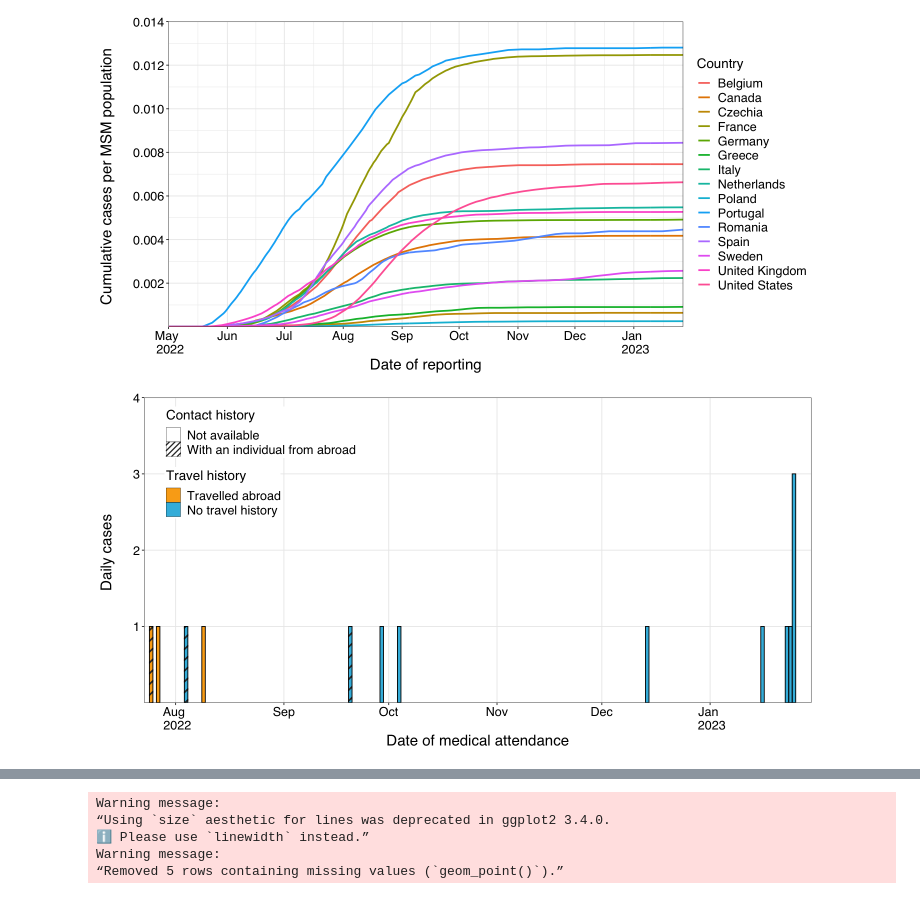
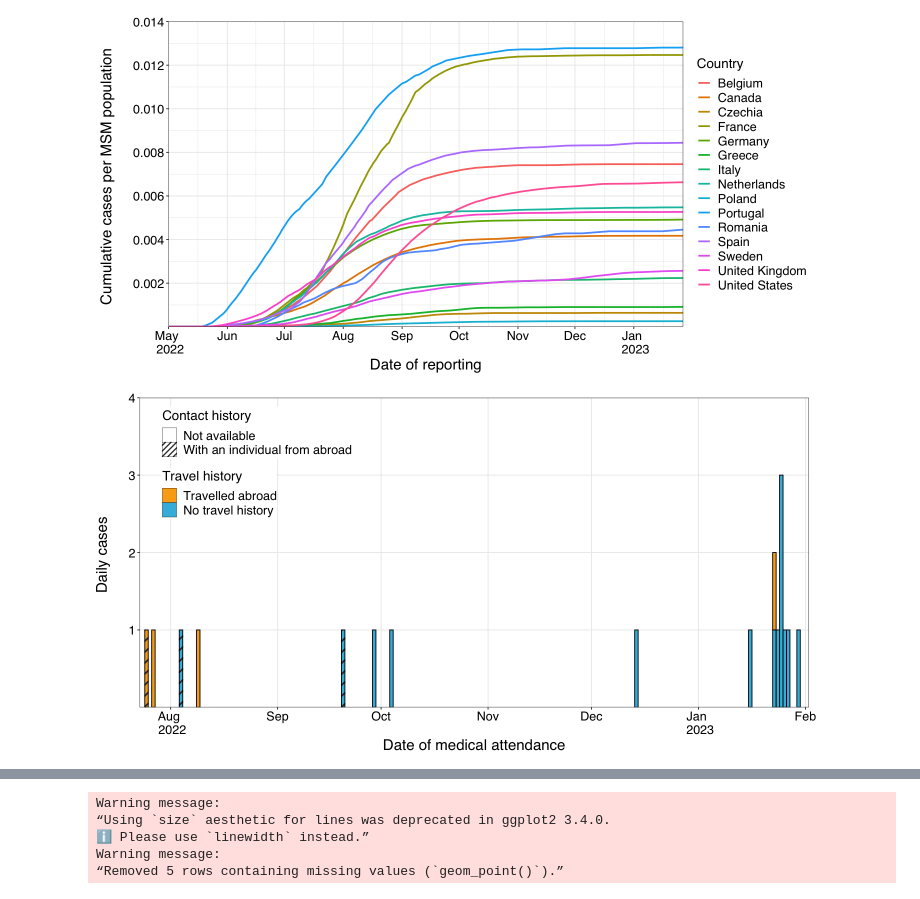
Before and after one commit to akira-endo/mpox_emergenceJapan, a Jupyter notebook: script/Code_for_visualization.ipynb, the cells around one changed output, grey strips where cells are left out. Saved outputs shown, nothing was run; the diff lists cells and outputs as text; code cells hidden in the pictures.

Commit message:
update visualization: 2 Feb 2023

```diff
--- a/script/Code_for_visualization.ipynb
+++ b/script/Code_for_visualization.ipynb
@@ -192,41 +173,44 @@ df_JPN$Reporting <- as.Date(df_JPN$Reporting); df_JPN$Visiting <- as.Date(df_JPN
 
 library(ggpattern)
 options(repr.plot.width=12,repr.plot.height=6)
-df_JPN %>%
+df_JPN %<>%
 mutate(imported=case_when(Travel.history==c("None")~c("No travel history"), TRUE~c("Travelled abroad")),
        contact=case_when(Contact.history!=c("Not available")~c("With an individual from abroad"),
-                         TRUE~c("Not available"))) %>%
-ggplot(aes(x = Visiting, fill = imported, pattern = contact)) +
-# geom_histogram(aes(x = Visiting, fill = imported), postion="identity") +
+                         TRUE~c("Not available")))
+
+df_JPN$imported <- factor(df_JPN$imported, levels=c("Travelled abroad", "No travel history"))
+
+df_JPN %>% ggplot(aes(x = Visiting, fill = imported, pattern = contact)) +
 geom_bar_pattern(colour = "black", pattern_fill = "black", width = 1,
 pattern_angle = 45, pattern_density = 0.1, pattern_spacing = 0.025, pattern_key_scale_factor = 0.6,
-position = "dodge") +
+stat = "count", position = "stack") +
 scale_fill_manual("Travel history",
                   limits=c("Travelled abroad", "No travel history"), values = c("#FAAB18", "#3dbae0")) +
 scale_pattern_manual("Contact history",
                      values = c("With an individual from abroad" = "stripe", "Not available" = "none")) +
 
 theme(text = element_text(size=15, family="sans",color="black"),
       plot.title = element_text(size=20, family="sans",color="black"),
       axis.title = element_text(size=18, family="sans",color="black"),
       axis.text = element_text(size=15, family="sans",color="black"),
       panel.grid.minor = element_blank(),
       legend.title = element_text(size = 16),
       legend.text = element_text(size = 15),
       legend.position = c(0.32, .97),
       legend.justification = c("right", "top"), legend.box.just = "left", legend.margin = margin(2, 2, 2, 2)) +
 xlab("Date of medical attendance") +
 ylab("Daily cases \n") +
 scale_x_date(date_breaks = "1 months", expand = c(0, 0),
-             limits=c(as.Date("2022-07-23"), as.Date("2023-01-30")),
+             limits=c(as.Date("2022-07-23"), as.Date("2023-02-02")),
              labels = function(x) if_else(is.na(lag(x)) | !year(lag(x)) == year(x),
                                           paste(month(x, label = TRUE), "\n", year(x)),
                                           paste(month(x, label = TRUE)))) +
 scale_y_continuous(expand = c(0, 0), breaks=c(1,2,3,4)) +
 coord_cartesian(ylim = c(0,4)) +
 guides(pattern = guide_legend(override.aes = list(fill = "white")),
-fill = guide_legend(override.aes = list(pattern = "none")))
+fill = guide_legend(override.aes = list(pattern = "none"))) +
+theme(plot.margin = margin(0.2, 0.3, 0, 0, "cm"))
 # %% [output]
-[figure, old version]
+[figure, new version]
 # %%
 library(assertthat); library(purrr); library(igraph); library(ggraph); library(ggmap)
```
Also changed, not shown: parts of 4 cells of this notebook.
